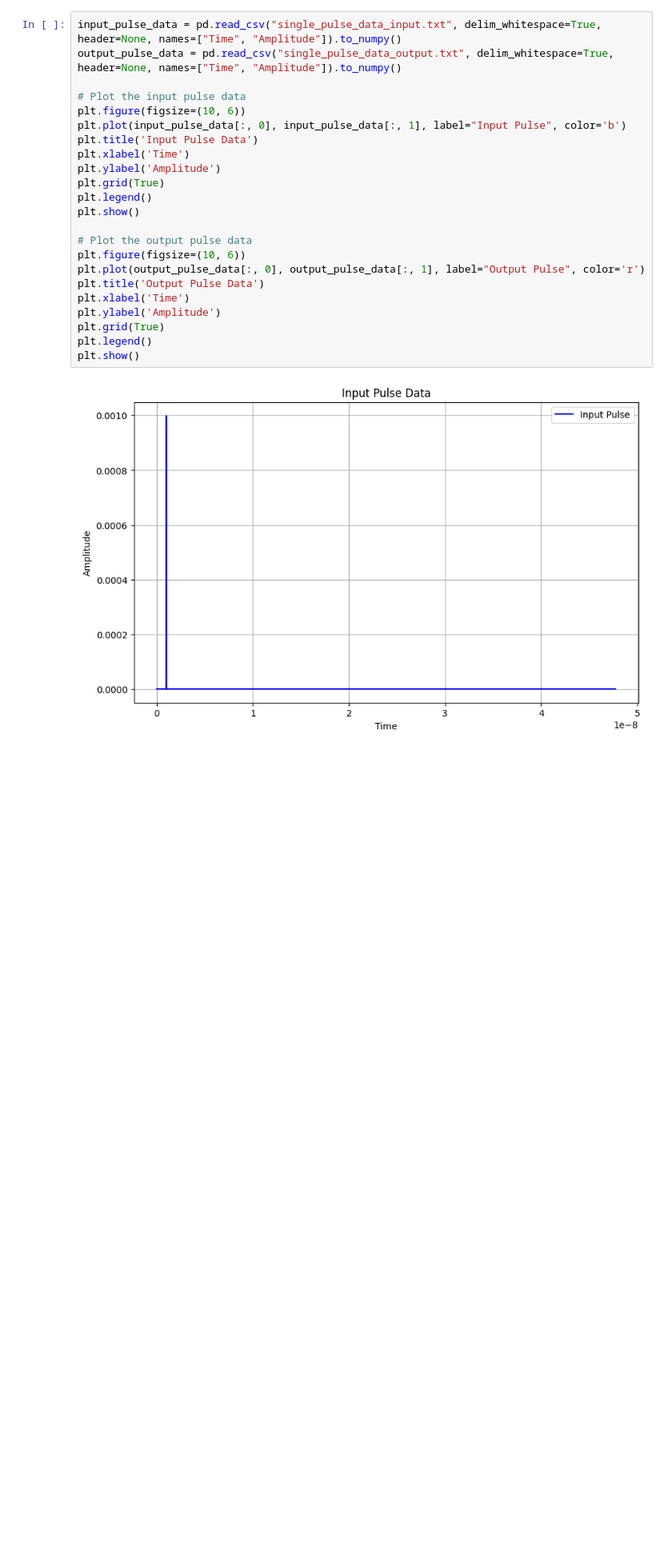
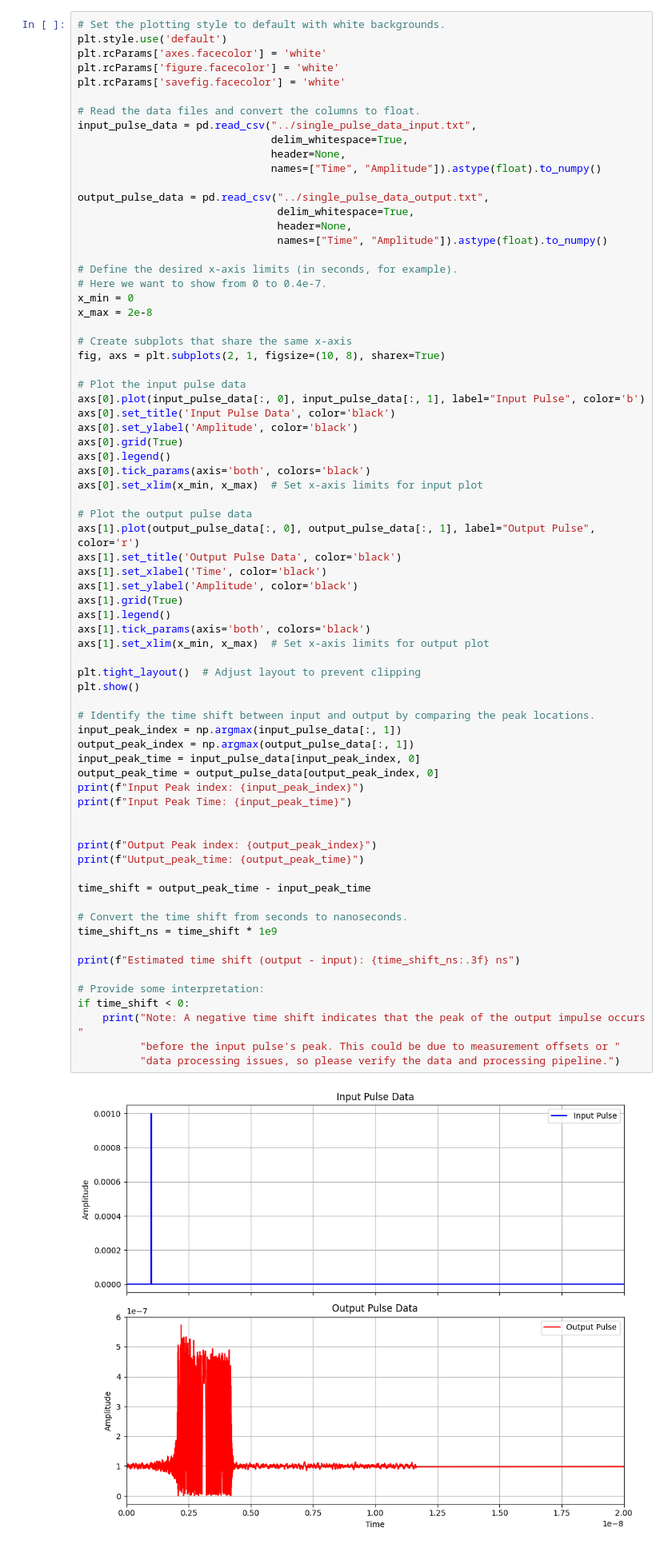
Before and after one commit to charliegil/Capstone, a Jupyter notebook: Tom/OpticalFiber.ipynb, the cells around one changed output. Shown at 80% size. Cells and saved outputs as stored; diff of their text form; blank space fills up the shorter version.

Commit message:
Worked on pre-allignment on input output data due to propagation delay in the fiber

```diff
--- a/Tom/OpticalFiber.ipynb
+++ b/Tom/OpticalFiber.ipynb
@@ -9,27 +9,76 @@ import pandas as pd
 import numpy as np
 import matplotlib.pyplot as plt
 # %%
-input_pulse_data = pd.read_csv("single_pulse_data_input.txt", delim_whitespace=True, header=None, names=["Time", "Amplitude"]).to_numpy()
-output_pulse_data = pd.read_csv("single_pulse_data_output.txt", delim_whitespace=True, header=None, names=["Time", "Amplitude"]).to_numpy()
+# Set the plotting style to default with white backgrounds.
+plt.style.use('default')
+plt.rcParams['axes.facecolor'] = 'white'
+plt.rcParams['figure.facecolor'] = 'white'
+plt.rcParams['savefig.facecolor'] = 'white'
+
+# Read the data files and convert the columns to float.
+input_pulse_data = pd.read_csv("../single_pulse_data_input.txt",
+                               delim_whitespace=True,
+                               header=None,
+                               names=["Time", "Amplitude"]).astype(float).to_numpy()
+
+output_pulse_data = pd.read_csv("../single_pulse_data_output.txt",
+                                delim_whitespace=True,
+                                header=None,
+                                names=["Time", "Amplitude"]).astype(float).to_numpy()
+
+# Define the desired x-axis limits (in seconds, for example).
+# Here we want to show from 0 to 0.4e-7.
+x_min = 0
+x_max = 2e-8
+
+# Create subplots that share the same x-axis
+fig, axs = plt.subplots(2, 1, figsize=(10, 8), sharex=True)
 
 # Plot the input pulse data
-plt.figure(figsize=(10, 6))
-plt.plot(input_pulse_data[:, 0], input_pulse_data[:, 1], label="Input Pulse", color='b')
-plt.title('Input Pulse Data')
-plt.xlabel('Time')
-plt.ylabel('Amplitude')
-plt.grid(True)
-plt.legend()
+axs[0].plot(input_pulse_data[:, 0], input_pulse_data[:, 1], label="Input Pulse", color='b')
+axs[0].set_title('Input Pulse Data', color='black')
+axs[0].set_ylabel('Amplitude', color='black')
+axs[0].grid(True)
+axs[0].legend()
+axs[0].tick_params(axis='both', colors='black')
+axs[0].set_xlim(x_min, x_max)  # Set x-axis limits for input plot
+
+# Plot the output pulse data
+axs[1].plot(output_pulse_data[:, 0], output_pulse_data[:, 1], label="Output Pulse", color='r')
+axs[1].set_title('Output Pulse Data', color='black')
+axs[1].set_xlabel('Time', color='black')
+axs[1].set_ylabel('Amplitude', color='black')
+axs[1].grid(True)
+axs[1].legend()
+axs[1].tick_params(axis='both', colors='black')
+axs[1].set_xlim(x_min, x_max)  # Set x-axis limits for output plot
+
+plt.tight_layout()  # Adjust layout to prevent clipping
 plt.show()
 
-# Plot the output pulse data
-plt.figure(figsize=(10, 6))
-plt.plot(output_pulse_data[:, 0], output_pulse_data[:, 1], label="Output Pulse", color='r')
-plt.title('Output Pulse Data')
-plt.xlabel('Time')
-plt.ylabel('Amplitude')
-plt.grid(True)
-plt.legend()
-plt.show()
+# Identify the time shift between input and output by comparing the peak locations.
+input_peak_index = np.argmax(input_pulse_data[:, 1])
+output_peak_index = np.argmax(output_pulse_data[:, 1])
+input_peak_time = input_pulse_data[input_peak_index, 0]
+output_peak_time = output_pulse_data[output_peak_index, 0]
+print(f"Input Peak index: {input_peak_index}")
+print(f"Input Peak Time: {input_peak_time}")
+
+
+print(f"Output Peak index: {output_peak_index}")
+print(f"Uutput_peak_time: {output_peak_time}")
+
+time_shift = output_peak_time - input_peak_time
+
+# Convert the time shift from seconds to nanoseconds.
+time_shift_ns = time_shift * 1e9
+
+print(f"Estimated time shift (output - input): {time_shift_ns:.3f} ns")
+
+# Provide some interpretation:
+if time_shift < 0:
+    print("Note: A negative time shift indicates that the peak of the output impulse occurs "
+          "before the input pulse's peak. This could be due to measurement offsets or "
+          "data processing issues, so please verify the data and processing pipeline.")
 # %% [output]
-[figure, old version]
+[figure, new version]
```
Also changed, not shown: parts of 1 cell of this notebook, 4 other files.
